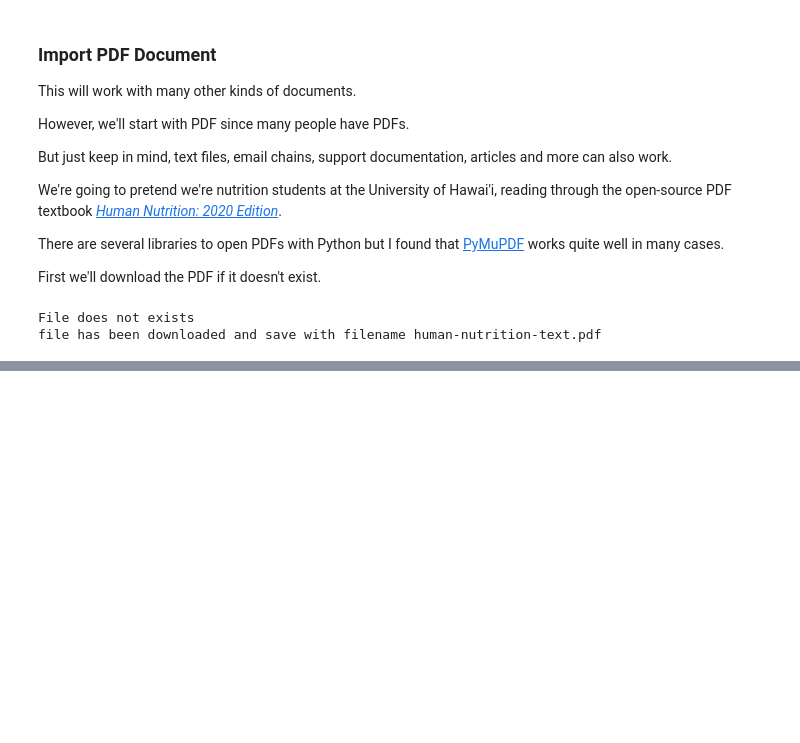
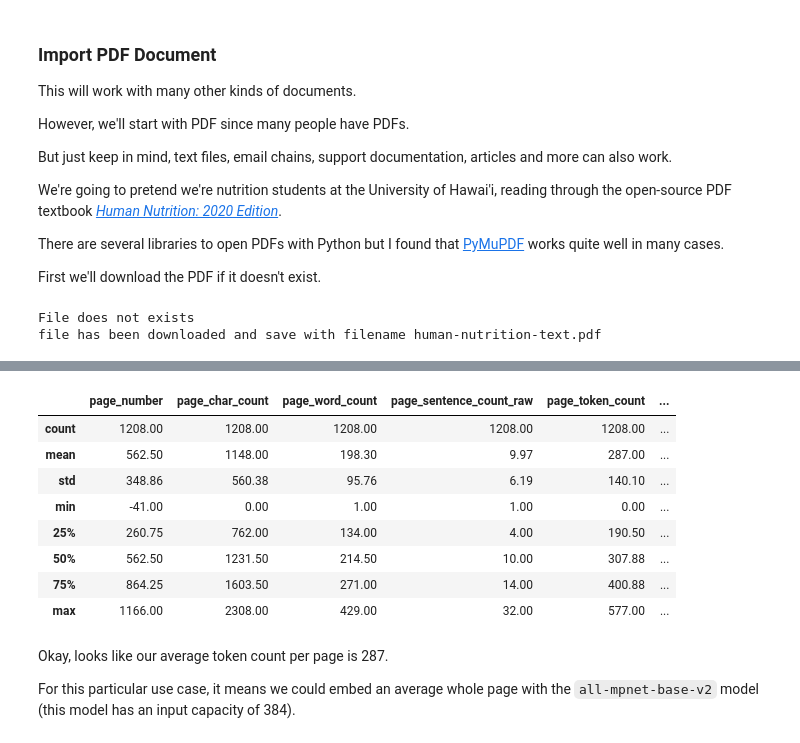
Before and after one commit to TahaDataAlchemy/Rag-core-implementation, a Jupyter notebook: RAG.ipynb, the cells around one changed output, grey strips where cells are left out. Cells and saved outputs as stored; diff of their text form; code cells hidden in the pictures; blank space fills up the shorter version.

```diff
--- a/RAG.ipynb
+++ b/RAG.ipynb
@@ -188,0 +218,3 @@ file has been downloaded and save with filename human-nutrition-text.pdf
+# %%
+df  = pd.DataFrame(pages_and_texts)
+df.head()
@@ -188,0 +228,16 @@ file has been downloaded and save with filename human-nutrition-text.pdf
+# %%
+df.describe().round(2)
+# %% [output]
+|  | page_number | page_char_count | page_word_count | page_sentence_count_raw | page_token_count | ... |
+| count | 1208.00 | 1208.00 | 1208.00 | 1208.00 | 1208.00 | ... |
+| mean | 562.50 | 1148.00 | 198.30 | 9.97 | 287.00 | ... |
+| std | 348.86 | 560.38 | 95.76 | 6.19 | 140.10 | ... |
+| min | -41.00 | 0.00 | 1.00 | 1.00 | 0.00 | ... |
+| 25% | 260.75 | 762.00 | 134.00 | 4.00 | 190.50 | ... |
+| 50% | 562.50 | 1231.50 | 214.50 | 10.00 | 307.88 | ... |
+| 75% | 864.25 | 1603.50 | 271.00 | 14.00 | 400.88 | ... |
+| max | 1166.00 | 2308.00 | 429.00 | 32.00 | 577.00 | ... |
+# %% [markdown]
+Okay, looks like our average token count per page is 287.
+
+For this particular use case, it means we could embed an average whole page with the `all-mpnet-base-v2` model (this model has an input capacity of 384).
```
Also changed, not shown: parts of 6 cells of this notebook.
